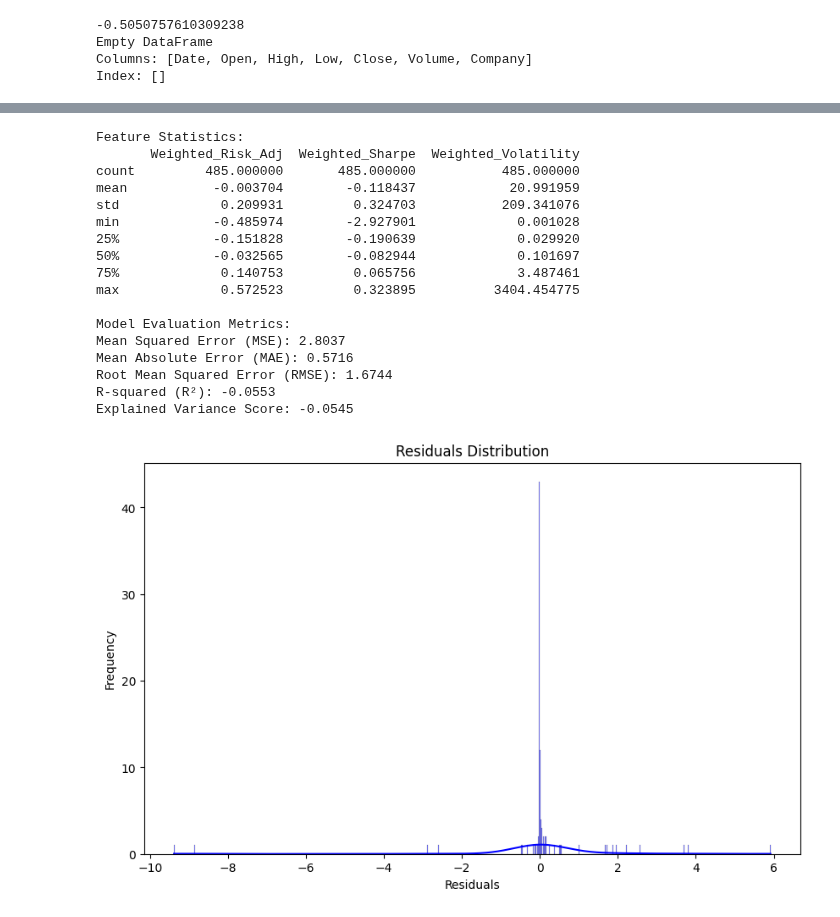
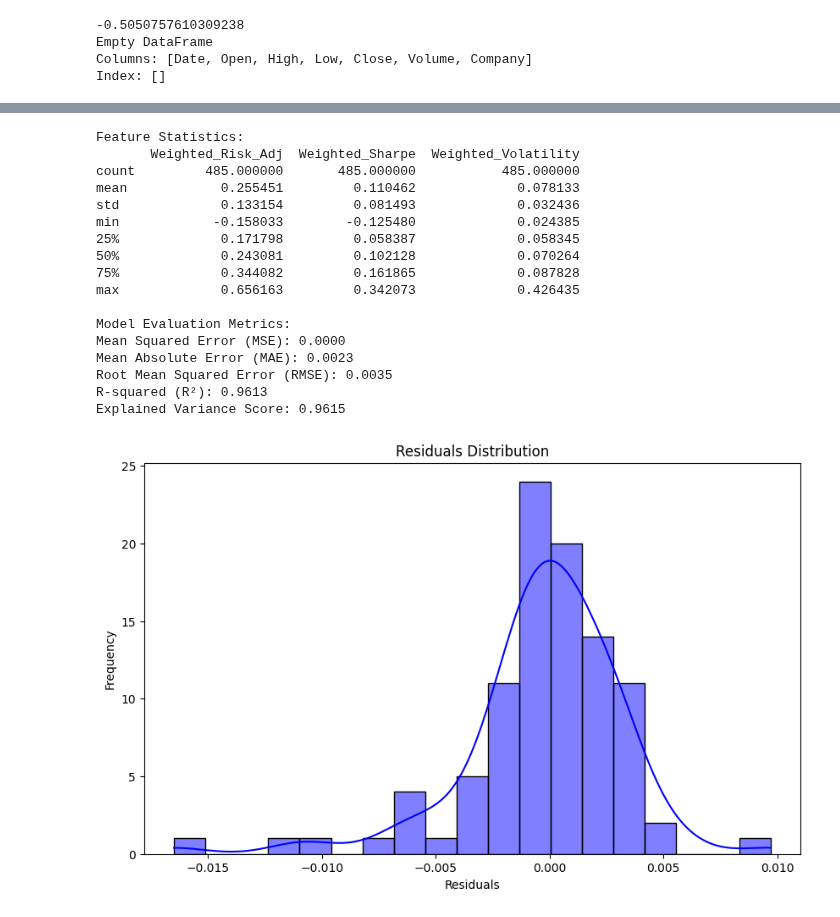
Before and after one commit to cs-151a/cs-151a, a Jupyter notebook: stocks.ipynb, the cells around one changed output, grey strips where cells are left out. Drawn from its saved outputs; the diff is of its cells as text; code cells hidden in the pictures.

```diff
--- a/stocks.ipynb
+++ b/stocks.ipynb
@@ -737,16 +737,23 @@ Index: []
 dfCopy = data.df.copy()
 dfCopy = dfCopy.sort_values(by=['Company', 'Date'])
 # dfCopy['Close'] = dfCopy['Close'].replace(0, np.finfo(float).eps)
-dfCopy['Daily_Return'] = dfCopy['Close'].pct_change()
-print(min(dfCopy["Close"]))
+# dfCopy['Daily_Return'] = dfCopy['Close'].pct_change()
+# print(min(dfCopy["Close"]))
 
-# Check if any value is infinite
-has_inf = np.isinf(dfCopy['Daily_Return']).any()
+# # Check if any value is infinite
+# has_inf = np.isinf(dfCopy['Daily_Return']).any()
 
-if has_inf:
-    print("Column contains inf values.")
+# if has_inf:
+#     print("Column contains inf values.")
 
 risk_free_rate = 0.05 / 252  # just a 5% annual risk-free rate divided by 252 trading days for example
+
+dfCopy['Daily_Return'] = dfCopy['Close'].diff() / dfCopy['Close'].shift()
+dfCopy['Daily_Return'] = dfCopy['Daily_Return'].fillna(0)  # Replace NaN with 0
+dfCopy.loc[df['Close'].shift() == 0, 'Daily_Return'] = 0  # Handle cases where the previous value is 0
+dfCopy = dfCopy.replace([np.inf, -np.inf], 0)
+
+print(max(dfCopy["Daily_Return"]))
 
 # 1. Calculate excess returns above risk-free rate
 dfCopy['Excess_Return'] = dfCopy['Daily_Return'] - risk_free_rate
@@ -835,7 +842,11 @@ class StockPredictionModel:
 
     def prepare_features(self):
         # Calculate daily returns and Sharpe ratio components
-        self.df['Daily_Returns'] = self.df.groupby('Company')['Close'].pct_change()
+        # self.df['Daily_Returns'] = self.df.groupby('Company')['Close'].pct_change()
+        self.df['Daily_Return'] = self.df['Close'].diff() / self.df['Close'].shift()
+        self.df['Daily_Return'] = self.df['Daily_Return'].fillna(0)  # Replace NaN with 0
+        self.df.loc[df['Close'].shift() == 0, 'Daily_Return'] = 0  # Handle cases where the previous value is 0
+        self.df = self.df.replace([np.inf, -np.inf], 0)
         self.df['Excess_Returns'] = self.df['Daily_Returns'] - self.risk_free_rate
 
         company_metrics = []
@@ -856,7 +867,20 @@ class StockPredictionModel:
                 risk_adj_return = ann_return / volatility if volatility != 0 else 0
 
                 # Price trends
-                future_return = company_data['Close'].pct_change(periods=30).mean()
+                #future_return = company_data['Close'].pct_change(periods=30).mean()
+                # Calculate future returns manually for a 30-period shift
+                # Calculate future returns as a list or Series
+                future_returns = (company_data['Close'].shift(-30) - company_data['Close']) / company_data['Close']
+
+                # Handle NaN and infinity
+                future_returns = future_returns.fillna(0)  # Replace NaN with 0
+                future_returns = future_returns.replace([np.inf, -np.inf], 0)  # Replace infinity with 0
+
+                # Handle cases where 'Close' is 0
+                future_returns[company_data['Close'] == 0] = 0
+
+                # Calculate the mean future return
+                future_return = future_returns.mean()
 
                 metrics = {
                     'Company': company,
@@ -1016,43 +1040,43 @@ class StockPredictionModel:
             final_score = 2 * (composite_score - composite_score.min()) / (composite_score.max() - composite_score.min()) - 1
             results = pd.DataFrame({
                 'Company': companies,
                 'Score': final_score
             })
 
             results = results.sort_values('Score', ascending=False).reset_index(drop=True)
 
             print("\nTop 10 Stocks:")
             print(results.head(10))
             print("\nBottom 10 Stocks:")
             print(results.tail(10))
 
             results.to_csv('stock_scores.csv', index=False)
 
             return results
 
         except Exception as e:
             print(f"Error in calculate_final_scores: {str(e)}")
             raise
 
 model = StockPredictionModel(data.df)
 mse, r2, feature_importance = model.train_model()
 final_scores = model.calculate_final_scores()
 # %% [output]
 Feature Statistics:
        Weighted_Risk_Adj  Weighted_Sharpe  Weighted_Volatility
 count         485.000000       485.000000           485.000000
-mean           -0.003704        -0.118437            20.991959
-std             0.209931         0.324703           209.341076
-min            -0.485974        -2.927901             0.001028
-25%            -0.151828        -0.190639             0.029920
-50%            -0.032565        -0.082944             0.101697
-75%             0.140753         0.065756             3.487461
-max             0.572523         0.323895          3404.454775
+mean            0.255451         0.110462             0.078133
+std             0.133154         0.081493             0.032436
+min            -0.158033        -0.125480             0.024385
+25%             0.171798         0.058387             0.058345
+50%             0.243081         0.102128             0.070264
+75%             0.344082         0.161865             0.087828
+max             0.656163         0.342073             0.426435
 
 Model Evaluation Metrics:
-Mean Squared Error (MSE): 2.8037
-Mean Absolute Error (MAE): 0.5716
-Root Mean Squared Error (RMSE): 1.6744
-R-squared (R²): -0.0553
-Explained Variance Score: -0.0545
+Mean Squared Error (MSE): 0.0000
+Mean Absolute Error (MAE): 0.0023
+Root Mean Squared Error (RMSE): 0.0035
+R-squared (R²): 0.9613
+Explained Variance Score: 0.9615
-[figure, old version]
+[figure, new version]
```
Also changed, not shown: parts of 4 cells of this notebook, 1 other file.
